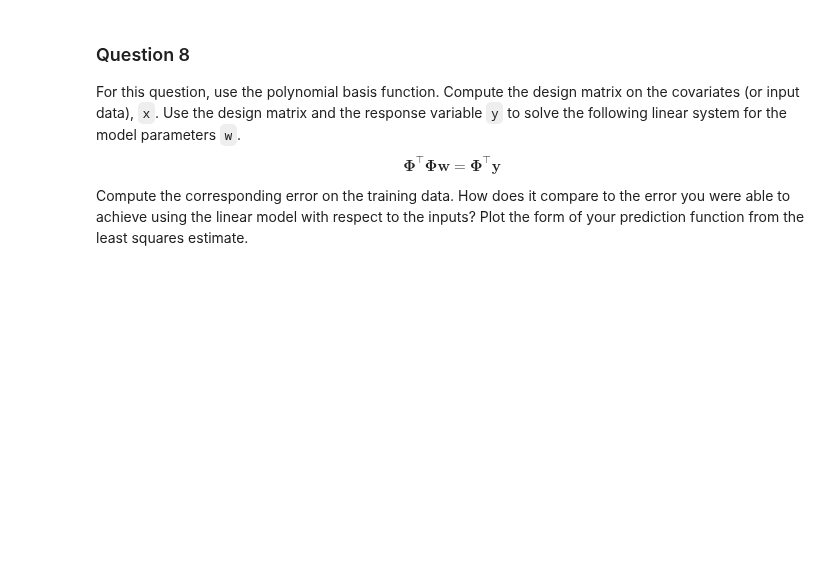
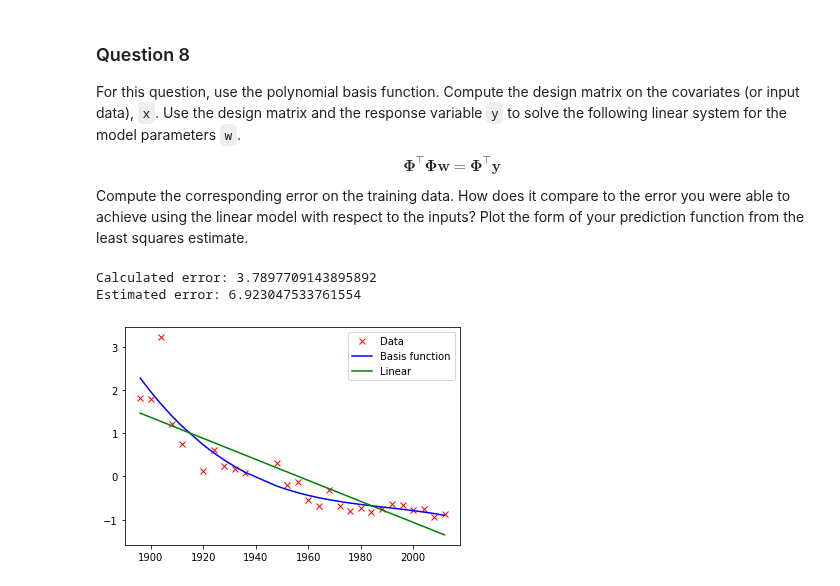
Before and after one commit to wwyqianqian/COMP6509, a Jupyter notebook: Labs/Lab 4 - Linear Regression.ipynb, the cells around one changed output. Saved outputs shown, nothing was run; the diff lists cells and outputs as text; code cells hidden in the pictures; blank space fills up the shorter version.

Commit message:
[Lab4]: add Q8 answer

```diff
--- a/Labs/Lab 4 - Linear Regression.ipynb
+++ b/Labs/Lab 4 - Linear Regression.ipynb
@@ -1100,0 +1098,38 @@ Compute the corresponding error on the training data. How does it compare to the
+# %%
+# Question 8 Answer Code
+## Import the dataset
+data = pd.read_csv('https://raw.githubusercontent.com/maalvarezl/MLAI/master/Labs/datasets/olympic_marathon_men.csv', header=None, encoding= 'unicode_escape')
+x = np.array(data.iloc[:, 0].values).reshape(-1,1)
+y = np.array(data.iloc[:, 1].values).reshape(-1,1)
+y -= y.mean()
+y /= y.std()
+
+
+## Frist we compute the desgin matrix, then optimum w and predictions
+Phi = polynomial(x, num_basis=4, data_limits=[1896, 2012])
+w = np.linalg.solve(np.dot(Phi.T, Phi), np.dot(Phi.T, y))
+f = np.dot(Phi, w)
+## Compute the errors
+e = ((y-f)**2).sum()
+print ('Calculated error:', e)
+
+## Now let's compute the estimate for linear regression
+X = np.hstack((np.ones_like(x), x))
+w = np.linalg.solve(np.dot(X.T, X), np.dot(X.T, y))
+m = w[1]; c=w[0]
+f_estimate = m*x + c
+
+## Compute the linear regression errors
+e_estimate = ((y-f_estimate)**2).sum()
+print ('Estimated error:', e_estimate)
+
+## plot
+plt.plot(x, y, 'rx', label="Data")
+plt.plot(x, f, 'b-', label="Basis function")
+plt.plot(x, f_estimate, 'g-', label="Linear")
+plt.legend()
+plt.show()
+# %% [output]
+Calculated error: 3.7897709143895892
+Estimated error: 6.923047533761554
+[figure, added]
```
Also changed, not shown: parts of 1 cell of this notebook.
